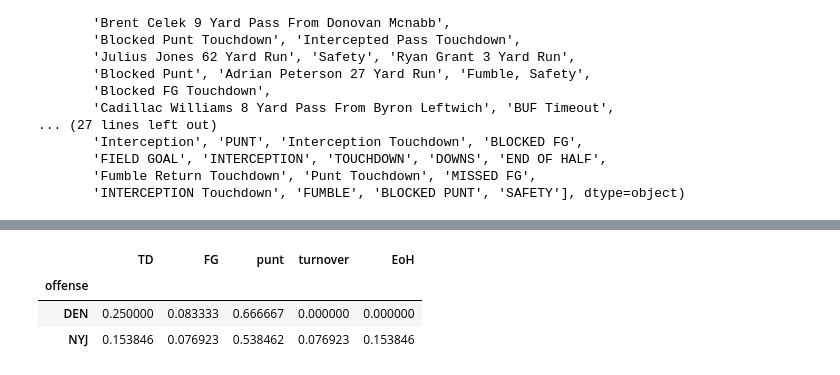
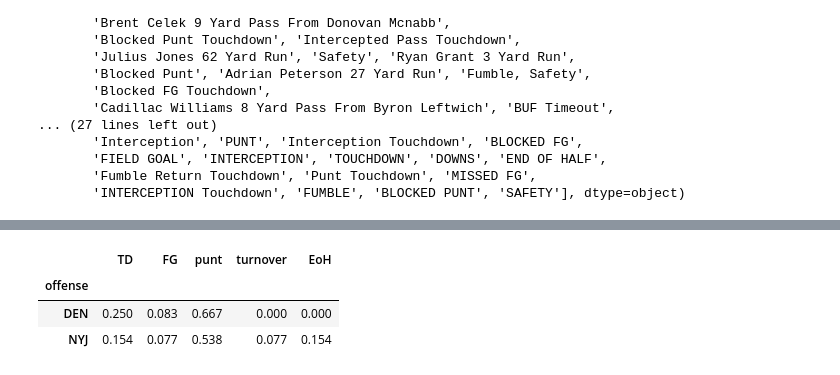
Before and after one commit to ewelchman/football_analytics, a Jupyter notebook: fiddling/Drive_level_fiddling.ipynb, the cells around one changed output, grey strips where cells are left out. Cells and saved outputs as stored; diff of their text form; code cells hidden in the pictures.

```diff
--- a/fiddling/Drive_level_fiddling.ipynb
+++ b/fiddling/Drive_level_fiddling.ipynb
@@ -157,9 +157,11 @@ all_drives.sample(10)
 # %%
 # Summarize a game's drives
 subdf = all_drives[ all_drives['gameId'] == 400554231 ]
-subdf.groupby(['offense'])[['TD','FG','punt','turnover','EoH']].mean()
+# Group by offense, calc what percentage of drives end in TD/FG/etc.
+ratios = subdf.groupby(['offense'])[['TD','FG','punt','turnover','EoH']].mean()
+np.round(ratios, decimals=3)
 # %% [output]
 |  | TD | FG | punt | turnover | EoH |
 | offense |  |  |  |  |  |
-| DEN | 0.250000 | 0.083333 | 0.666667 | 0.000000 | 0.000000 |
-| NYJ | 0.153846 | 0.076923 | 0.538462 | 0.076923 | 0.153846 |
+| DEN | 0.250 | 0.083 | 0.667 | 0.000 | 0.000 |
+| NYJ | 0.154 | 0.077 | 0.538 | 0.077 | 0.154 |
```
Also changed, not shown: parts of 5 cells of this notebook, 1 other file.
